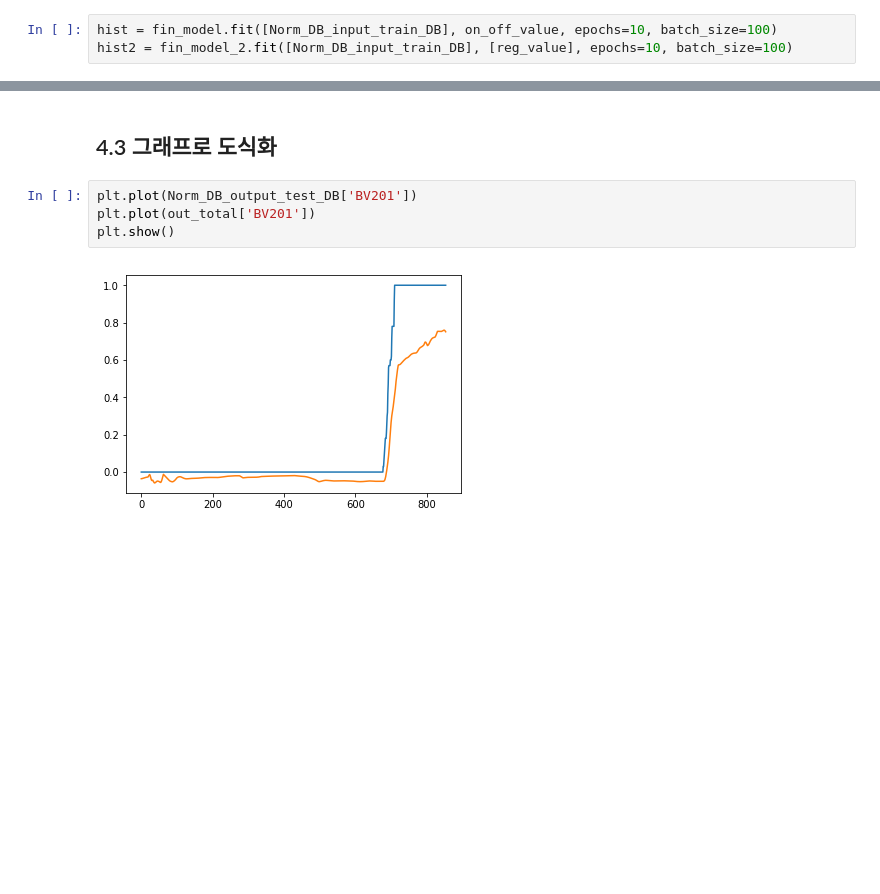
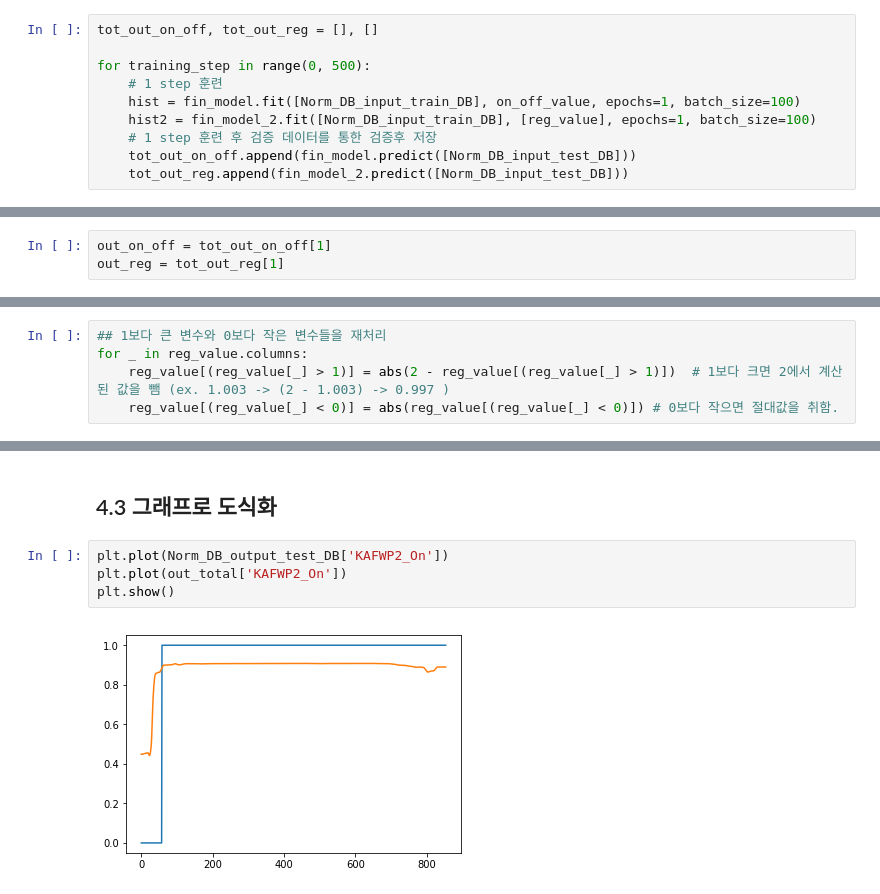
Before and after one commit to LeeDaeil/LSTM_HEP, a Jupyter notebook: LSTM_HEP_Ver2.ipynb, the cells around one changed output, grey strips where cells are left out. Saved outputs shown, nothing was run; the diff lists cells and outputs as text; blank space fills up the shorter version.

```diff
--- a/LSTM_HEP_Ver2.ipynb
+++ b/LSTM_HEP_Ver2.ipynb
@@ -321,6 +321,13 @@ np.shape(reg_value)
 # %% [markdown]
 ## 3.4 네트워크 훈련
 # %%
-hist = fin_model.fit([Norm_DB_input_train_DB], on_off_value, epochs=10, batch_size=100)
-hist2 = fin_model_2.fit([Norm_DB_input_train_DB], [reg_value], epochs=10, batch_size=100)
+tot_out_on_off, tot_out_reg = [], []
+
+for training_step in range(0, 500):
+    # 1 step 훈련
+    hist = fin_model.fit([Norm_DB_input_train_DB], on_off_value, epochs=1, batch_size=100)
+    hist2 = fin_model_2.fit([Norm_DB_input_train_DB], [reg_value], epochs=1, batch_size=100)
+    # 1 step 훈련 후 검증 데이터를 통한 검증후 저장
+    tot_out_on_off.append(fin_model.predict([Norm_DB_input_test_DB]))
+    tot_out_reg.append(fin_model_2.predict([Norm_DB_input_test_DB]))
 # %% [output]
@@ -351,2 +356,5 @@ out_reg = fin_model_2.predict([Norm_DB_input_test_DB])
+# %%
+out_on_off = tot_out_on_off[1]
+out_reg = tot_out_reg[1]
 # %% [markdown]
 ## 4.2 검증용 데이터의 결과값을 재구축
@@ -376,0 +398,5 @@ for _ in output_value_reg:
+# %%
+## 1보다 큰 변수와 0보다 작은 변수들을 재처리
+for _ in reg_value.columns:
+    reg_value[(reg_value[_] > 1)] = abs(2 - reg_value[(reg_value[_] > 1)])  # 1보다 크면 2에서 계산된 값을 뺌 (ex. 1.003 -> (2 - 1.003) -> 0.997 )
+    reg_value[(reg_value[_] < 0)] = abs(reg_value[(reg_value[_] < 0)]) # 0보다 작으면 절대값을 취함.
@@ -424,8 +471,8 @@ Norm_DB_output_test_DB.head(20)
 # %% [markdown]
 ## 4.3 그래프로 도식화
 # %%
-plt.plot(Norm_DB_output_test_DB['BV201'])
-plt.plot(out_total['BV201'])
+plt.plot(Norm_DB_output_test_DB['KAFWP2_On'])
+plt.plot(out_total['KAFWP2_On'])
 plt.show()
 # %% [output]
-[figure, old version]
+[figure, new version]
```
Also changed, not shown: parts of 11 cells of this notebook.
